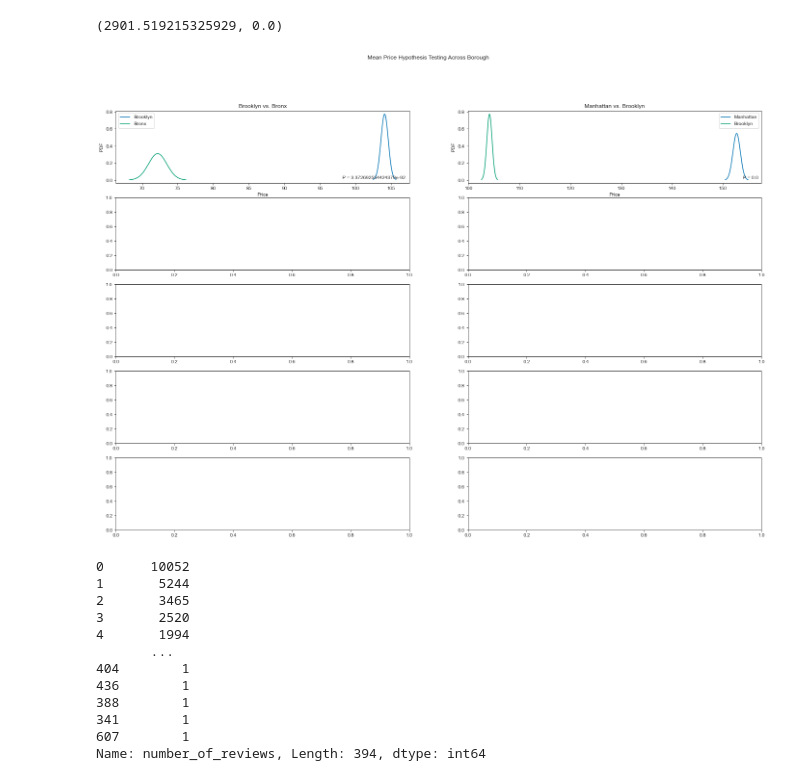
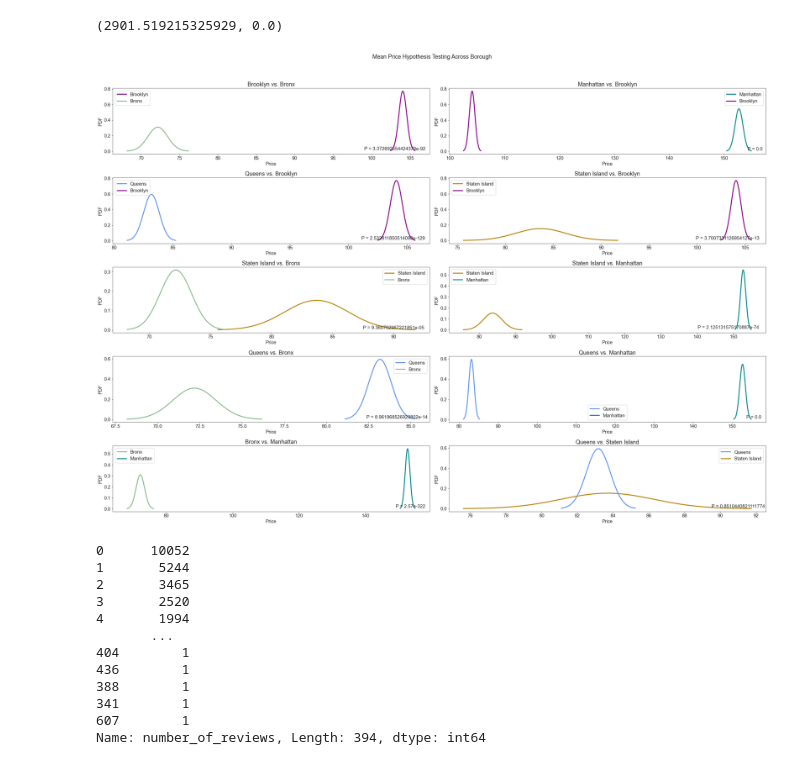
Before and after one commit to Daron-Marino/airbnb-EDA, a Jupyter notebook: src/airbnb-captstone-1.ipynb, the cells around one changed output. Cells and saved outputs as stored; diff of their text form; code cells hidden in the pictures.

```diff
--- a/src/airbnb-captstone-1.ipynb
+++ b/src/airbnb-captstone-1.ipynb
@@ -13,6 +13,7 @@ import numpy as np
 import pandas as pd
 
 %matplotlib inline
+plt.rcParams.update({'font.size': 15})
 # %%
 air_bnb = pd.read_csv('../data/AB_NYC_2019.csv')
 # %%
@@ -917,31 +923,113 @@ stat, p # (2845.656175505129, 0.0)
 # %% [output]
 (2901.519215325929, 0.0)
 # %%
+# color for each borough
+man_color = 'darkcyan'
+bk_color = 'darkmagenta'
+bx_color = 'darkseagreen'
+qns_color = 'cornflowerblue'
+staten_color = 'darkgoldenrod'
+
+
 # putting all hypothesis test plots into a single fig
 
-fig, axs = plt.subplots(5,2,figsize=(24,16))
+fig, axs = plt.subplots(5,2,figsize=(30,20))
 
-fig.suptitle('Mean Price Hypothesis Testing Across Borough')
+fig.suptitle('Mean Price Hypothesis Testing Across Borough', y=1.05)
 
 
-axs[0,0].plot(bk_prices, brooklyn_pdf, label='Brooklyn')
-axs[0,0].plot(bx_prices, bx_pdf, label='Bronx')
+axs[0,0].plot(bk_prices, brooklyn_pdf, label='Brooklyn', color=bk_color, linewidth=3)
+axs[0,0].plot(bx_prices, bx_pdf, label='Bronx', color=bx_color, linewidth=3)
 axs[0,0].set_title('Brooklyn vs. Bronx')
 axs[0,0].set_xlabel('Price')
 axs[0,0].set_ylabel('PDF')
 axs[0,0].text(107, 0.00, 'P = 3.372692554424379e-92', horizontalalignment='right', verticalalignment='bottom')
 axs[0,0].legend();
 
 
-axs[0,1].plot(man_prices, man_pdf, label='Manhattan')
-axs[0,1].plot(bk_prices, brooklyn_pdf, label='Brooklyn')
+axs[0,1].plot(man_prices, man_pdf, label='Manhattan', color=man_color, linewidth=3)
+axs[0,1].plot(bk_prices, brooklyn_pdf, label='Brooklyn', color=bk_color, linewidth=3)
 axs[0,1].set_title('Manhattan vs. Brooklyn')
 axs[0,1].set_xlabel('Price')
 axs[0,1].set_ylabel('PDF')
 axs[0,1].text(157, 0.00, 'P = 0.0', horizontalalignment='right', verticalalignment='bottom')
-axs[0,1].legend();
+axs[0,1].legend()
+
+
+axs[1,0].plot(qns_prices, qns_pdf, label='Queens', color=qns_color, linewidth=3)
+axs[1,0].plot(bk_prices, brooklyn_pdf, label='Brooklyn', color=bk_color, linewidth=3)
+axs[1,0].set_title('Queens vs. Brooklyn')
+axs[1,0].set_xlabel('Price')
+axs[1,0].set_ylabel('PDF')
+axs[1,0].text(106.5, 0.00, 'P = 2.532811850514098e-129', horizontalalignment='right', verticalalignment='bottom')
+axs[1,0].legend();
+
+
+axs[1,1].plot(staten_prices, staten_pdf, label='Staten Island', color=staten_color, linewidth=3)
+axs[1,1].plot(bk_prices, brooklyn_pdf, label='Brooklyn', color=bk_color, linewidth=3)
+axs[1,1].set_title('Staten Island vs. Brooklyn')
+axs[1,1].set_xlabel('Price')
+axs[1,1].set_ylabel('PDF')
+axs[1,1].text(106.5, 0.00, 'P = 3.7007331126954127e-13', horizontalalignment='right', verticalalignment='bottom')
+axs[1,1].legend();
+
+
+axs[2,0].plot(staten_prices, staten_pdf, label='Staten Island', color=staten_color, linewidth=3)
+axs[2,0].plot(bx_prices, bx_pdf, label='Bronx', color=bx_color, linewidth=3)
+axs[2,0].set_title('Staten Island vs. Bronx')
+axs[2,0].set_xlabel('Price')
+axs[2,0].set_ylabel('PDF')
+axs[2,0].text(92.5, 0.00, 'P = 9.360702967221851e-05', horizontalalignment='right', verticalalignment='bottom')
+axs[2,0].legend();
+
+
+axs[2,1].plot(staten_prices, staten_pdf, label='Staten Island', color=staten_color, linewidth=3)
+axs[2,1].plot(man_prices, man_pdf, label='Manhattan', color=man_color, linewidth=3)
+axs[2,1].set_title('Staten Island vs. Manhattan')
+axs[2,1].set_xlabel('Price')
+axs[2,1].set_ylabel('PDF')
+axs[2,1].text(157, 0.00, 'P = 2.125131575170887e-74', horizontalalignment='right', verticalalignment='bottom')
+axs[2,1].legend();
+
+
+axs[3,0].plot(qns_prices, qns_pdf, label='Queens', color=qns_color, linewidth=3)
+axs[3,0].plot(bx_prices, bx_pdf, label='Bronx', color=bx_color, linewidth=3)
+axs[3,0].set_title('Queens vs. Bronx')
+axs[3,0].set_xlabel('Price')
+axs[3,0].set_ylabel('PDF')
+axs[3,0].text(86, 0.00, 'P = 8.961968526929802e-14', horizontalalignment='right', verticalalignment='bottom')
+axs[3,0].legend();
+
+
+axs[3,1].plot(qns_prices, qns_pdf, label='Queens', color=qns_color, linewidth=3)
+axs[3,1].plot(man_prices, man_pdf, label='Manhattan', color=man_color, linewidth=3)
+axs[3,1].set_title('Queens vs. Manhattan')
+axs[3,1].set_xlabel('Price')
+axs[3,1].set_ylabel('PDF')
+axs[3,1].text(157.5, 0.00, 'P = 0.0', horizontalalignment='right', verticalalignment='bottom')
+axs[3,1].legend();
+
+
+axs[4,0].plot(bx_prices, bx_pdf, label='Bronx', color=bx_color, linewidth=3)
+axs[4,0].plot(man_prices, man_pdf, label='Manhattan', color=man_color, linewidth=3)
+axs[4,0].set_title('Bronx vs. Manhattan')
+axs[4,0].set_xlabel('Price')
+axs[4,0].set_ylabel('PDF')
+axs[4,0].text(158, 0.00, 'P = 2.57e-322', horizontalalignment='right', verticalalignment='bottom')
+axs[4,0].legend();
+
+
+axs[4,1].plot(qns_prices, qns_pdf, label='Queens', color=qns_color, linewidth=3)
+axs[4,1].plot(staten_prices, staten_pdf, label='Staten Island', color=staten_color, linewidth=3)
+axs[4,1].set_title('Queens vs. Staten Island')
+axs[4,1].set_xlabel('Price')
+axs[4,1].set_ylabel('PDF')
+axs[4,1].text(92.5, 0.00, 'P = 0.8510440821111774', horizontalalignment='right', verticalalignment='bottom')
+axs[4,1].legend()
+
+plt.tight_layout();
 # %% [output]
-[figure, old version]
+[figure, new version]
 # %%
 air_bnb['number_of_reviews'].value_counts()
 # %% [output]
```
Also changed, not shown: parts of 28 cells of this notebook, 4 other files.
